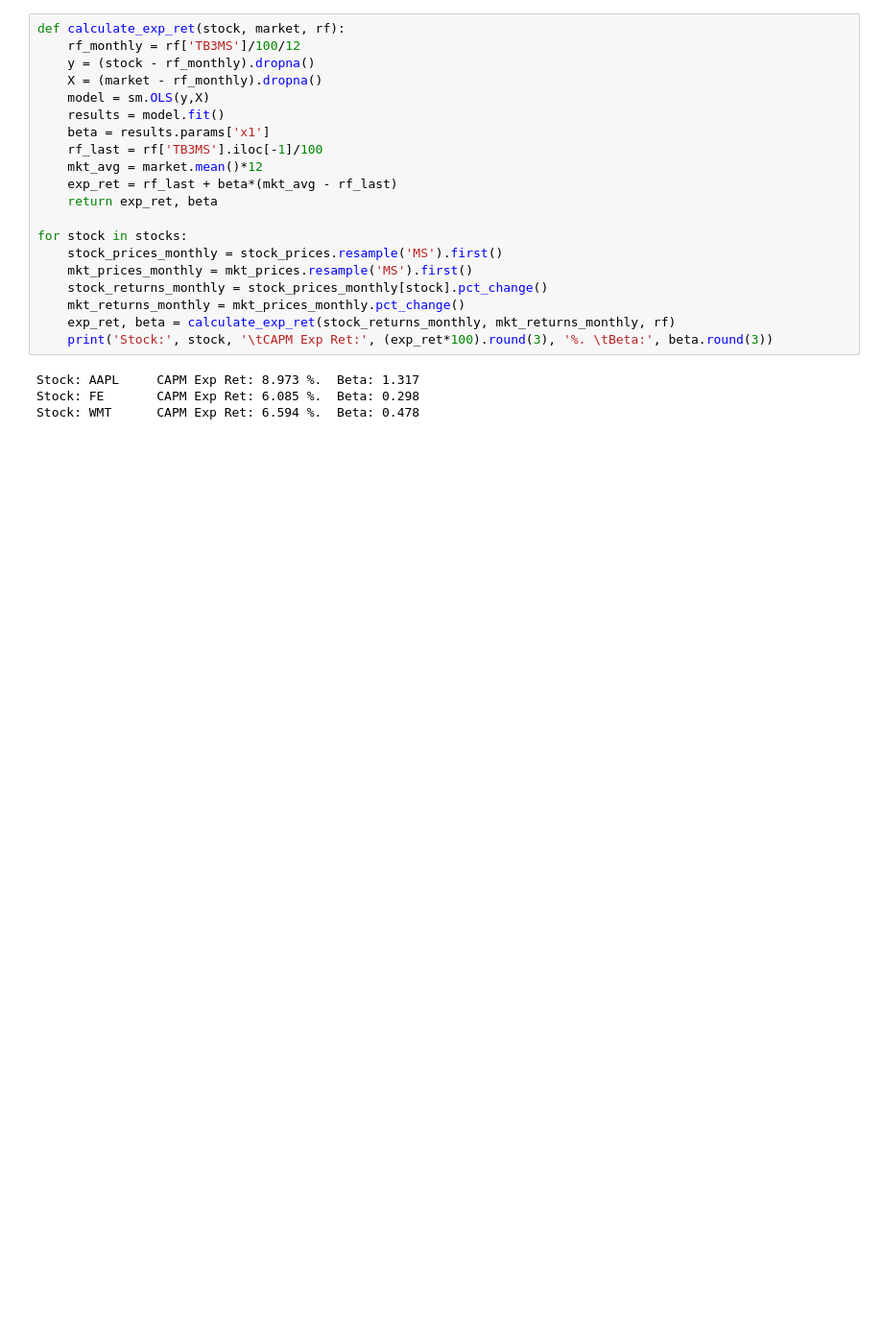
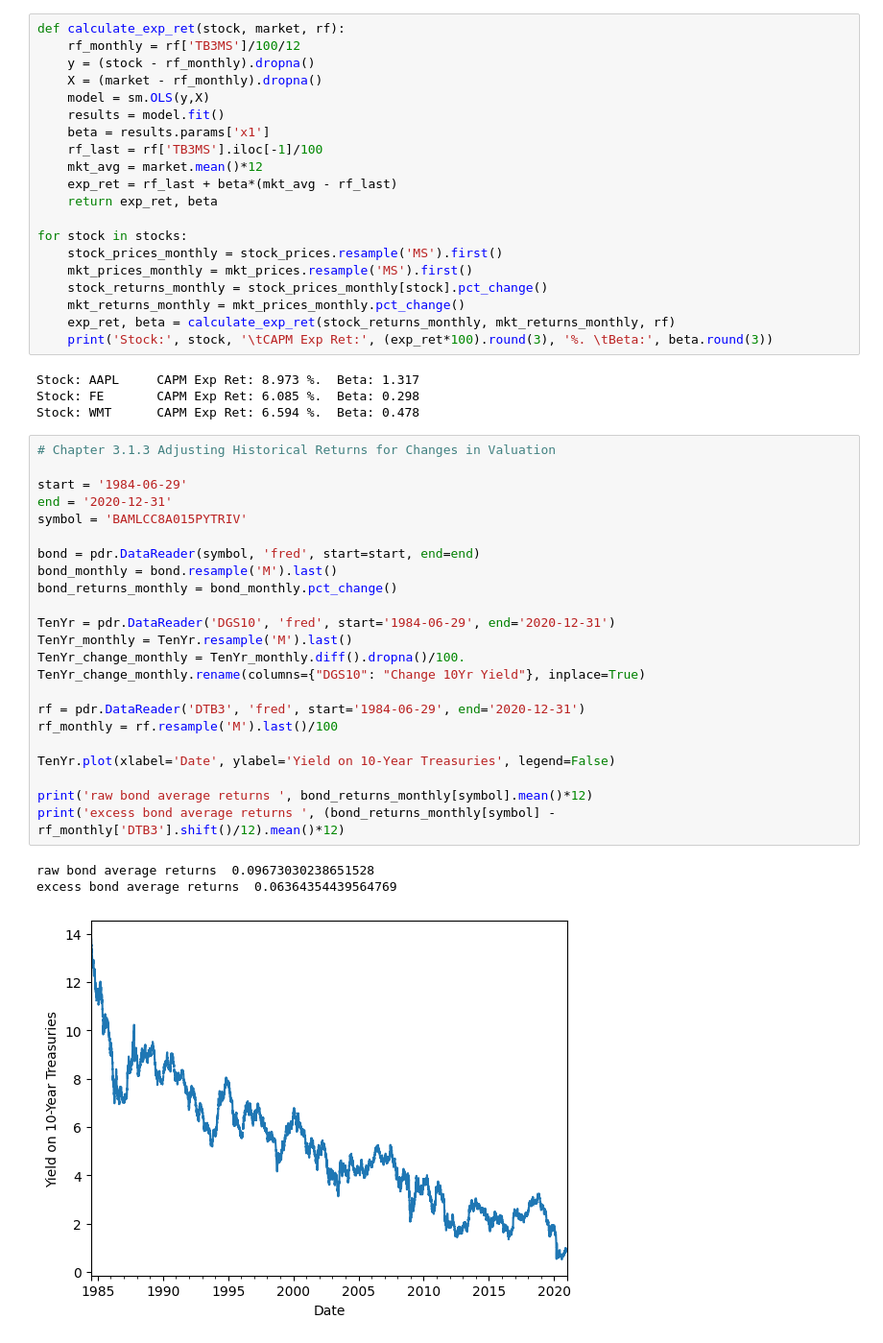
Before and after one commit to piotrwolkowski/robo-advisor, a Jupyter notebook: chapter-3-pricing-models.ipynb, the cells around one changed output. Shown at 96% size. Cells and saved outputs as stored; diff of their text form; blank space fills up the shorter version.

```diff
--- a/chapter-3-pricing-models.ipynb
+++ b/chapter-3-pricing-models.ipynb
@@ -177,3 +195,31 @@ for stock in stocks:
 Stock: AAPL     CAPM Exp Ret: 8.973 %.  Beta: 1.317
 Stock: FE       CAPM Exp Ret: 6.085 %.  Beta: 0.298
 Stock: WMT      CAPM Exp Ret: 6.594 %.  Beta: 0.478
+# %%
+# Chapter 3.1.3 Adjusting Historical Returns for Changes in Valuation
+
+start = '1984-06-29'
+end = '2020-12-31'
+symbol = 'BAMLCC8A015PYTRIV'
+
+bond = pdr.DataReader(symbol, 'fred', start=start, end=end)
+bond_monthly = bond.resample('M').last()
+bond_returns_monthly = bond_monthly.pct_change()
+
+TenYr = pdr.DataReader('DGS10', 'fred', start='1984-06-29', end='2020-12-31')
+TenYr_monthly = TenYr.resample('M').last()
+TenYr_change_monthly = TenYr_monthly.diff().dropna()/100.
+TenYr_change_monthly.rename(columns={"DGS10": "Change 10Yr Yield"}, inplace=True)
+
+rf = pdr.DataReader('DTB3', 'fred', start='1984-06-29', end='2020-12-31')
+rf_monthly = rf.resample('M').last()/100
+
+TenYr.plot(xlabel='Date', ylabel='Yield on 10-Year Treasuries', legend=False)
+
+print('raw bond average returns ', bond_returns_monthly[symbol].mean()*12)
+print('excess bond average returns ', (bond_returns_monthly[symbol] -
+rf_monthly['DTB3'].shift()/12).mean()*12)
+# %% [output]
+raw bond average returns  0.09673030238651528
+excess bond average returns  0.06364354439564769
+[figure, added]
```
Also changed, not shown: parts of 7 cells of this notebook, 1 other file.
